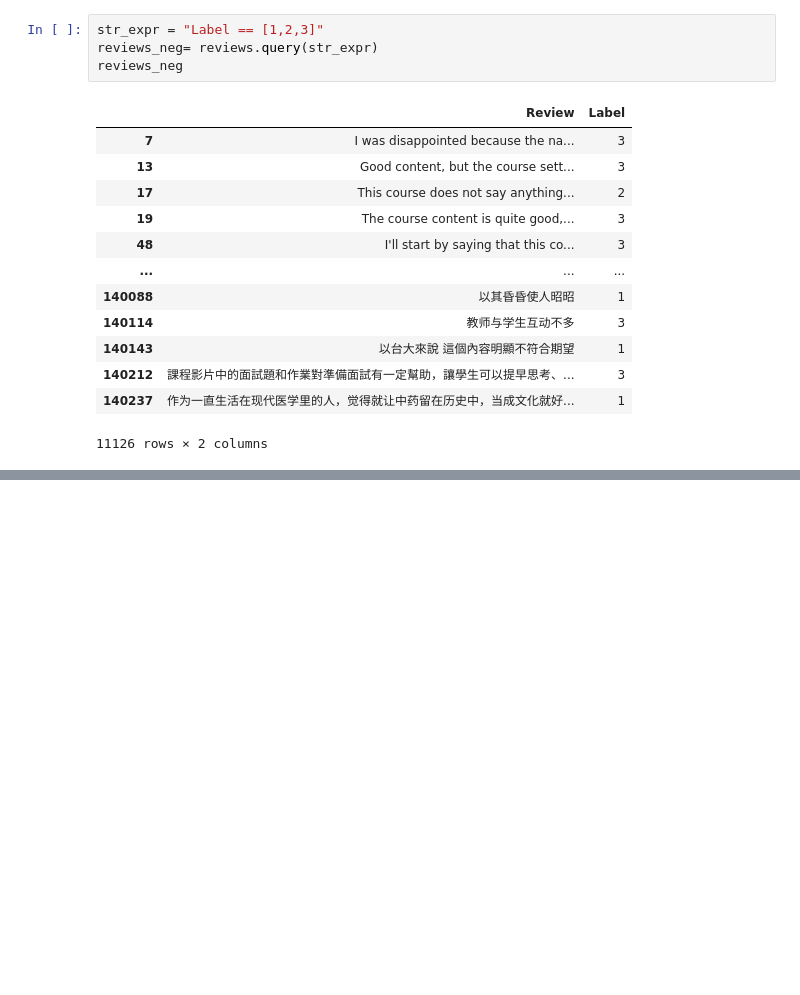
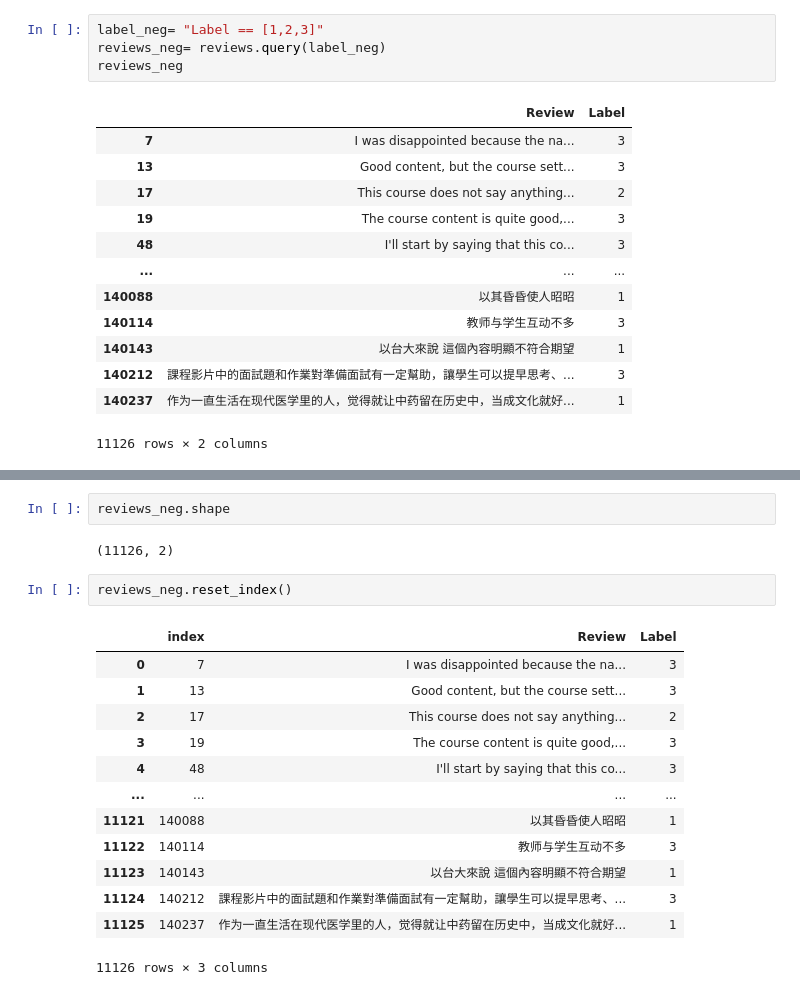
Before and after one commit to genie-lee-beep/Jieun-Lee, a Jupyter notebook: NLP/Coursera review analysis.ipynb, the cells around one changed output, grey strips where cells are left out. Saved outputs shown, nothing was run; the diff lists cells and outputs as text; blank space fills up the shorter version.

```diff
--- a/NLP/Coursera review analysis.ipynb
+++ b/NLP/Coursera review analysis.ipynb
@@ -94,8 +86,8 @@ Name: Label, dtype: int64
 # %% [markdown]
 ### Taking values Label1~3
 # %%
-str_expr = "Label == [1,2,3]"
-reviews_neg= reviews.query(str_expr)
+label_neg= "Label == [1,2,3]"
+reviews_neg= reviews.query(label_neg)
 reviews_neg
 # %% [output]
 |  | Review | Label |
@@ -113,0 +115,20 @@ reviews_neg
+# %%
+reviews_neg.shape
+# %% [output]
+(11126, 2)
+# %%
+reviews_neg.reset_index()
+# %% [output]
+|  | index | Review | Label |
+| 0 | 7 | I was disappointed because the na... | 3 |
+| 1 | 13 | Good content, but the course sett... | 3 |
+| 2 | 17 | This course does not say anything... | 2 |
+| 3 | 19 | The course content is quite good,... | 3 |
+| 4 | 48 | I'll start by saying that this co... | 3 |
+| ... | ... | ... | ... |
+| 11121 | 140088 | 以其昏昏使人昭昭 | 1 |
+| 11122 | 140114 | 教师与学生互动不多 | 3 |
+| 11123 | 140143 | 以台大來說 這個內容明顯不符合期望 | 1 |
+| 11124 | 140212 | 課程影片中的面試題和作業對準備面試有一定幫助，讓學生可以提早思考、... | 3 |
+| 11125 | 140237 | 作为一直生活在现代医学里的人，觉得就让中药留在历史中，当成文化就好... | 1 |
+11126 rows × 3 columns
```
Also changed, not shown: parts of 6 cells of this notebook.
